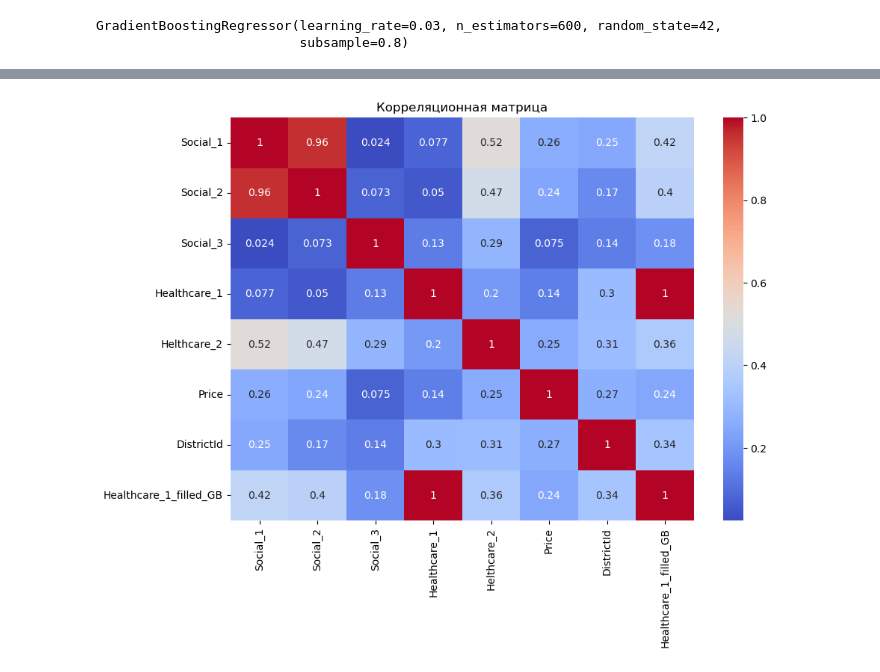
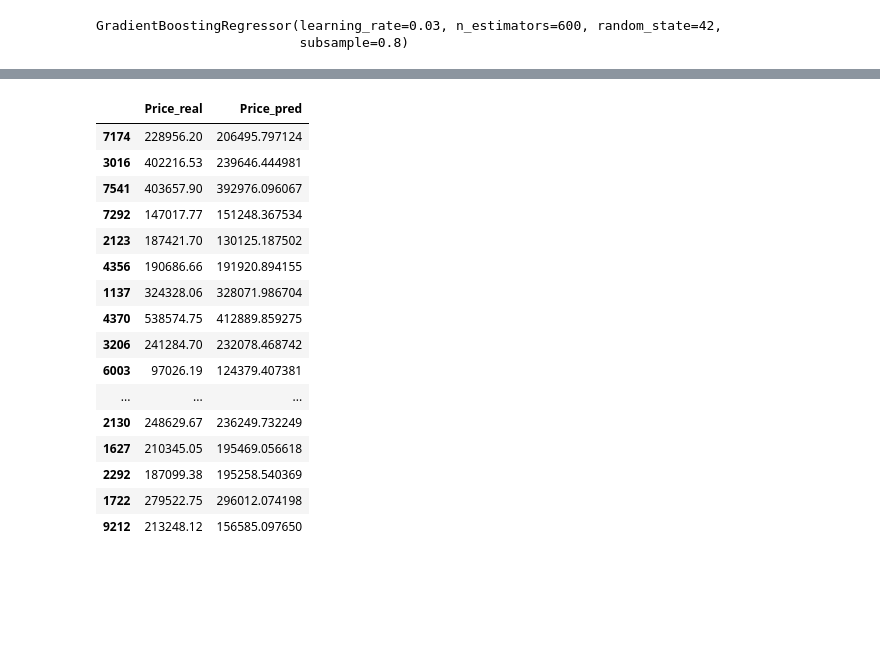
Before and after one commit to KorbovskiyOleg/DataScience, a Jupyter notebook: DataScince/Модели к курсовому/GradientBoostingRegressor.ipynb, the cells around one changed output, grey strips where cells are left out. Cells and saved outputs as stored; diff of their text form; code cells hidden in the pictures; blank space fills up the shorter version.

```diff
--- a/DataScince/Модели к курсовому/GradientBoostingRegressor.ipynb
+++ b/DataScince/Модели к курсовому/GradientBoostingRegressor.ipynb
@@ -15,11 +109,20 @@ features = ["Social_1", "Social_2", "Social_3",
 # %%
-# ====== Разделение данных ======
-train_df = df[df[target].notna()].copy()
-test_df  = df[df[target].isna()].copy()
+# Определение фичей и таргета
+target = 'Price'
+features = [col for col in df_processed_train.columns if col != target]
 
-X_train = train_df[features]
-y_train = train_df[target]
-X_test  = test_df[features]
+# Определение категориальных фичей
+cat_features = [i for i, col in enumerate(features) if df_processed_train[col].dtype == "object"]
+
+# Разделение на train/valid
+X_train, X_valid, y_train, y_valid = train_test_split(
+    df_processed_train[features], df_processed_train[target],
+    #test_size=0.2, random_state=42
+)
+
+# Создание Pool объектов
+#train_pool = Pool(X_train, y_train, cat_features=cat_features)
+#valid_pool = Pool(X_valid, y_valid, cat_features=cat_features)
 # %%
 # ====== Модель Gradient Boosting ======
 model = GradientBoostingRegressor(
@@ -36,4 +139,4 @@ GradientBoostingRegressor(learning_rate=0.03, n_estimators=600, random_state=42,
                           subsample=0.8)
 # %%
 # ====== Предсказания ======
-preds = model.predict(X_test)
+preds = model.predict(X_valid)
@@ -96,9 +182,26 @@ import seaborn as sns
-# %%
-# --- Корреляции ---
-corr = df.corr(numeric_only=True)
-plt.figure(figsize=(10, 7))
-sns.heatmap(corr, annot=True, cmap="coolwarm")
-plt.title("Корреляционная матрица")
-plt.show()
-# %% [output]
-[figure, removed]
+# %%
+# Сравнение обученой модели с реальными ценами
+comparison = pd.DataFrame({
+    "Price_real": y_valid,
+    "Price_pred": preds
+})
+
+comparison.head(20)
+# %% [output]
+|  | Price_real | Price_pred |
+| 7174 | 228956.20 | 206495.797124 |
+| 3016 | 402216.53 | 239646.444981 |
+| 7541 | 403657.90 | 392976.096067 |
+| 7292 | 147017.77 | 151248.367534 |
+| 2123 | 187421.70 | 130125.187502 |
+| 4356 | 190686.66 | 191920.894155 |
+| 1137 | 324328.06 | 328071.986704 |
+| 4370 | 538574.75 | 412889.859275 |
+| 3206 | 241284.70 | 232078.468742 |
+| 6003 | 97026.19 | 124379.407381 |
+| ... | ... | ... |
+| 2130 | 248629.67 | 236249.732249 |
+| 1627 | 210345.05 | 195469.056618 |
+| 2292 | 187099.38 | 195258.540369 |
+| 1722 | 279522.75 | 296012.074198 |
+| 9212 | 213248.12 | 156585.097650 |
```
Also changed, not shown: parts of 9 cells of this notebook.
